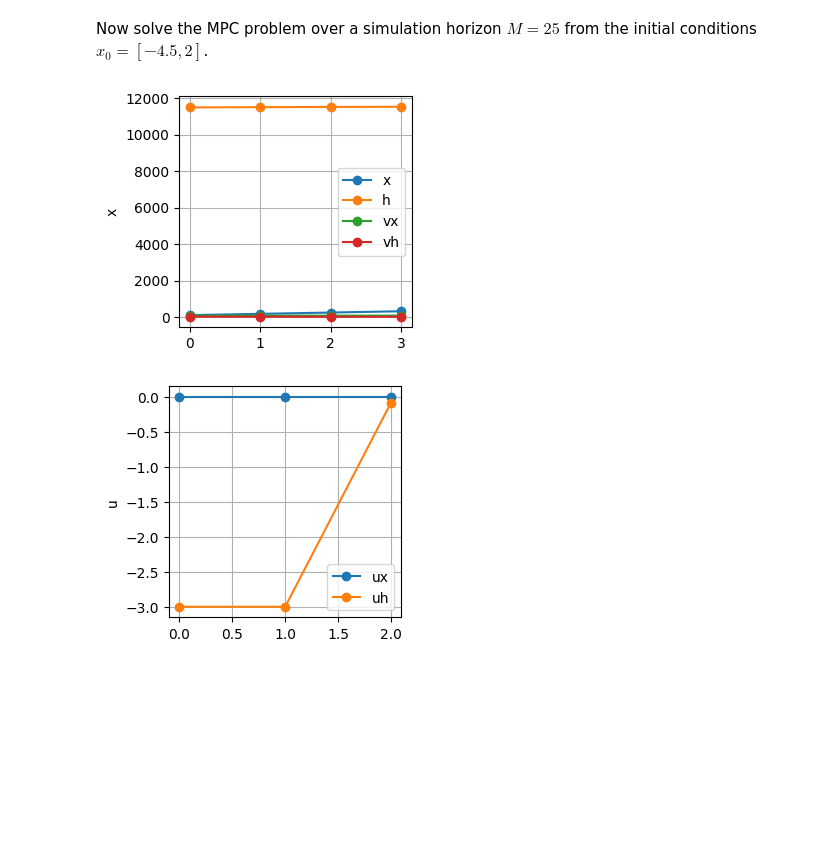
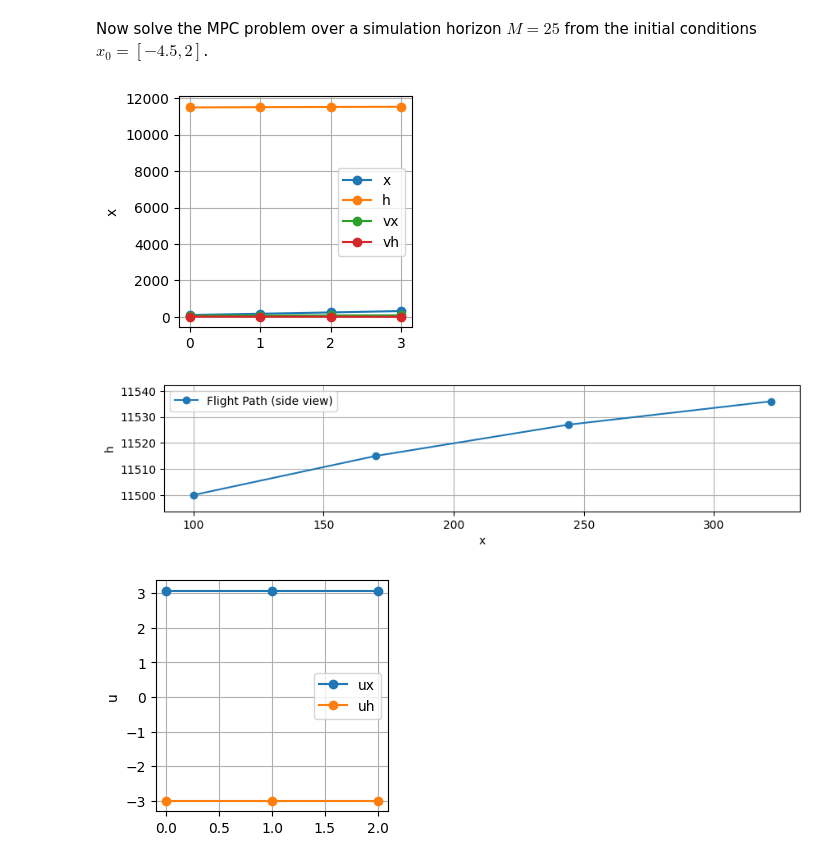
Before and after one commit to waynechu1109/ME-C231A-Final-Project, a Jupyter notebook: ME_C231A_Final_Project.ipynb, the cells around one changed output. Saved outputs shown, nothing was run; the diff lists cells and outputs as text; code cells hidden in the pictures; blank space fills up the shorter version.

```diff
--- a/ME_C231A_Final_Project.ipynb
+++ b/ME_C231A_Final_Project.ipynb
@@ -151,7 +151,7 @@ import pyomo.environ as pyo
 import matplotlib.pyplot as plt
 # %matplotlib widget
 # %%
-def solve_cftoc(A, B, P, Q, R, N, x0, xref, Af, bf):
+def solve_cftoc(A, B, P, Q, R, N, x0, xref, Af=np.nan, bf=np.nan):
 
 
     # uref = np.array
@@ -215,7 +215,7 @@ def solve_cftoc(A, B, P, Q, R, N, x0, xref, Af, bf):
             for i in model.xIDX:
                 for j in model.xIDX:
                     if t < model.N:
-                        costX += (model.x[i, t]) * model.Q[i, j] * (model.x[j, t])
+                        costX += (model.x[i, t]-xref[i]) * model.Q[i, j] * (model.x[j, t]-xref[j])
 
         for t in model.tIDX:
             for i in model.uIDX:
@@ -225,7 +225,7 @@ def solve_cftoc(A, B, P, Q, R, N, x0, xref, Af, bf):
 
         for i in model.xIDX:
             for j in model.xIDX:
-                costTerminal += (model.x[i, model.N]) * model.P[i, j] * (model.x[j, model.N])
+                costTerminal += (model.x[i, model.N]-xref[i]) * model.P[i, j] * (model.x[j, model.N]-xref[j])
 
         return costX + costU + costTerminal
 
@@ -258,7 +258,7 @@ def solve_cftoc(A, B, P, Q, R, N, x0, xref, Af, bf):
                                       if t <= N-1 else pyo.Constraint.Skip)
 
 
-
+    # # terminal constraints
     # def final_const_rule(model, i):
     #     return sum(Af[i, j] * model.x[j, N] for j in model.xIDX) <= bf[i]
 
@@ -311,17 +311,12 @@ In this problem, $Q=I_2$, $R=10$, $P=Q$ and $N=3$. Also, we set $\mathcal{X_f}=\
 # %% [markdown]
 Now solve the MPC problem over a simulation horizon $M=25$ from the initial conditions $x_0 = [-4.5, 2]$.
 # %%
-# A = np.array([[1, 1],
-#                [0, 1]])
-# B = np.array([[0],
-#               [1]])
-
 eps = 0.0001
 
-w1 = 0.001
+w1 = 1
 w2 = 1
-w3 = 0.1
-w4 = 0.001
+w3 = 1
+w4 = 1
 w5 = 1
 
 P = np.array([[0, 0, 0, 0],
@@ -342,20 +337,6 @@ Af = np.array([[1, 0, 0, 0],
                [0, -1, 0, 0],
                [0, 0, -1, 0],
                [0, 0, 0, -1]])
-
-xf = 40000
-hf = 10000
-vxf = 250
-vhf = 15
-
-bf = np.array([xf+eps,
-               hf+eps,
-               vxf+eps,
-               vhf+eps,
-               xf-eps,
-               hf-eps,
-               vxf-eps,
-               vhf-eps])
 # R = 10*np.array([1]).reshape(1,1)
 # P = Q
 N = 3
@@ -374,43 +355,59 @@ N = 3
 # vhmax = 15.24
 # vhmin = -10.16
 
+# terminal states
+xf = 15000
+hf = 9000
+vxf = 250
+vhf = 0
+
+bf = np.array([xf+eps,
+               hf+eps,
+               vxf+eps,
+               vhf+eps,
+               xf-eps,
+               hf-eps,
+               vxf-eps,
+               vhf-eps])
+
 # initial states
 x0 = np.array([100, 11500, 70, 15]).T    # h = 9000~12000 (m)
 
 # reference states
-xref = np.array([10000, 9000, 200, 13]).T # don't care
+xref = np.array([10000, 11000, 200, 0]).T # don't care
 
 [model, feas, xOpt, uOpt, JOpt] = solve_cftoc(A, B, P, Q, R, N, x0, xref, Af, bf)
 
 # print('JOpt=', JOpt)
 # print('xOpt=', xOpt)
 # print('uOpt=', uOpt)
 fig = plt.figure(figsize=(3, 3))
 plt.plot(xOpt.T, '-o')
 plt.legend(['x', 'h', 'vx', 'vh'])
 plt.ylabel('x')
 plt.grid()
 
-# fig = plt.figure(figsize=(10, 2))
-# plt.plot(xOpt.T[:, 0], xOpt.T[:, 1], '-o')
-# plt.legend(['Flight Path (side view)'])
-# plt.axis('equal')
-# plt.ylabel('h')
-# plt.xlabel('x')
-# plt.grid()
+fig = plt.figure(figsize=(10, 2))
+plt.plot(xOpt.T[:, 0], xOpt.T[:, 1], '-o')
+plt.legend(['Flight Path (side view)'])
+plt.axis('equal')
+plt.ylabel('h')
+plt.xlabel('x')
+plt.grid()
 
 # print(xOpt.T[:, 0])
 
 fig = plt.figure(figsize=(3, 3))
 plt.plot(uOpt.T, '-o')
 plt.legend(['ux', 'uh'])
 plt.ylabel('u')
 plt.grid()
 plt.show()
 # results = pyo.SolverFactory('ipopt').solve(model).write()
 # %% [output]
 [figure]
-[figure, old version]
+[figure, new version]
+[figure, added]
 # %%
 import numpy as np
 import polytope as pt
```
Also changed, not shown: parts of 2 cells of this notebook.
